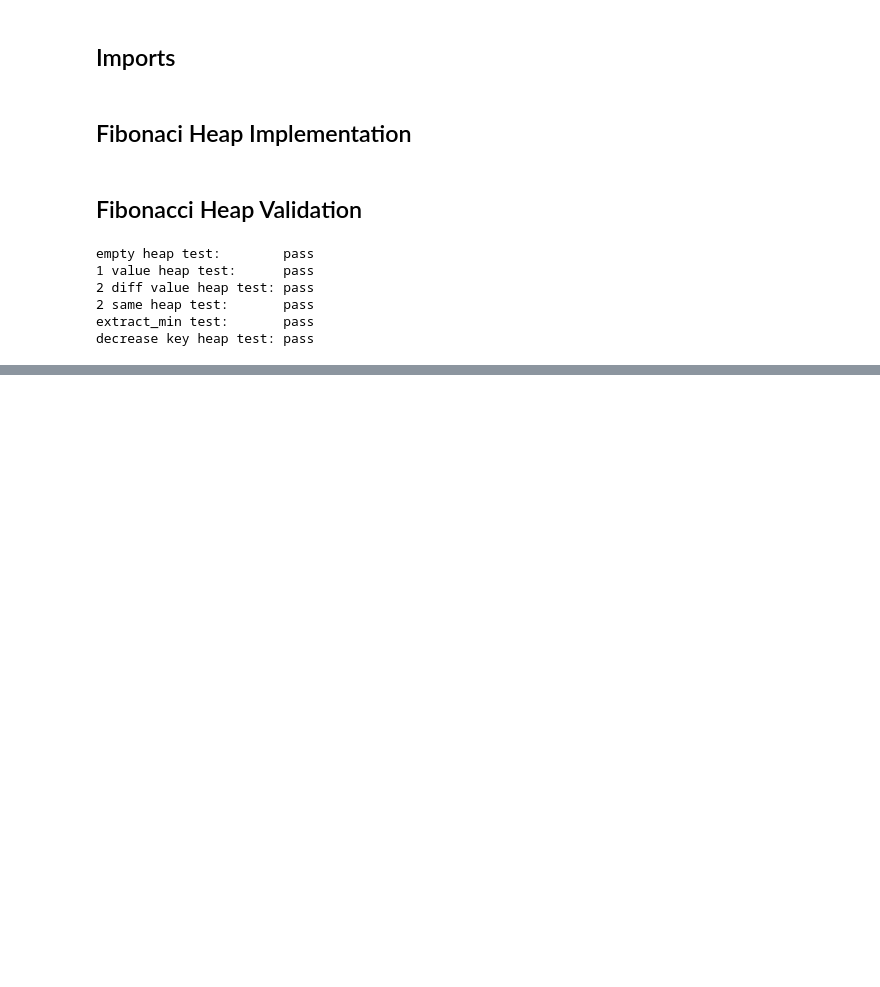
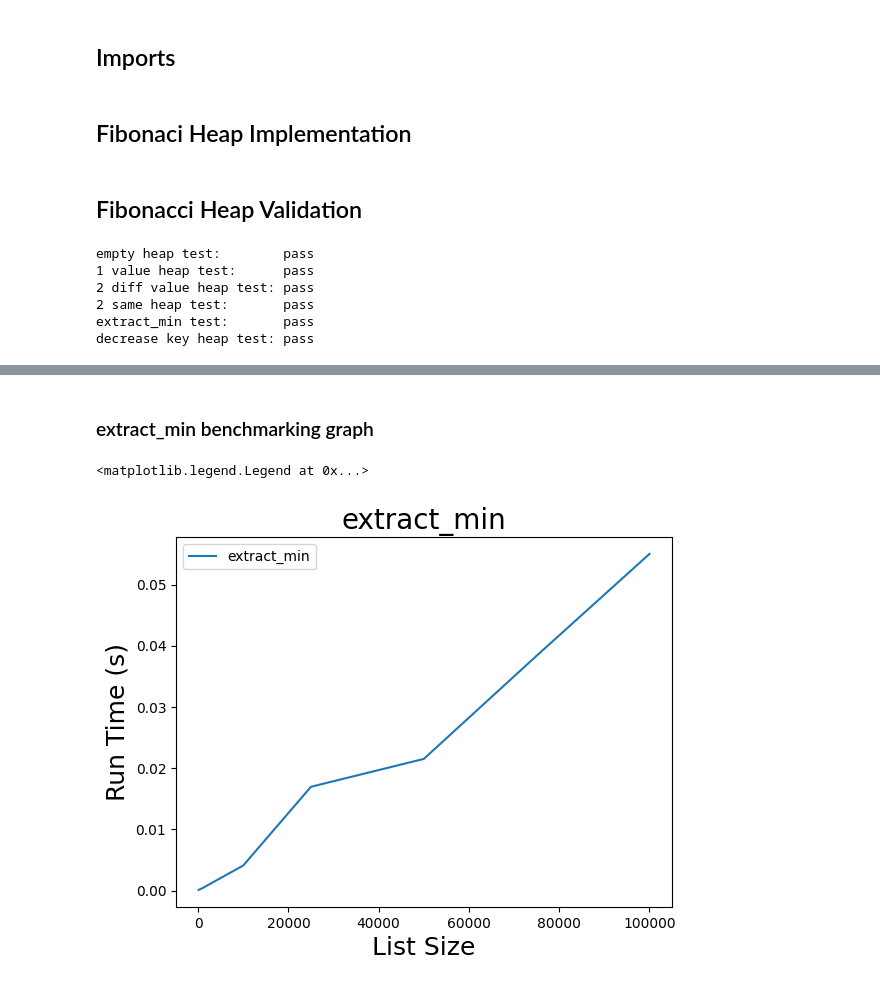
Before and after one commit to littond/CSC3310-FinalProgram, a Jupyter notebook: final_program.ipynb, the cells around one changed output, grey strips where cells are left out. Cells and saved outputs as stored; diff of their text form; code cells hidden in the pictures; blank space fills up the shorter version.

```diff
--- a/final_program.ipynb
+++ b/final_program.ipynb
@@ -322,0 +391,14 @@ merge | $O(1)$
+# %%
+def extract_min_benchmark(heap_to_insert):
+    start_time = time.perf_counter()
+    heap_to_insert.extract_min().key
+    return (time.perf_counter() - start_time)
+# %%
+extract_min_benchmarks = list()
+extract_min_benchmarks.append(extract_min_benchmark(insert_100))
+extract_min_benchmarks.append(extract_min_benchmark(insert_1000))
+extract_min_benchmarks.append(extract_min_benchmark(insert_10000))
+extract_min_benchmarks.append(extract_min_benchmark(insert_25000))
+extract_min_benchmarks.append(extract_min_benchmark(insert_50000))
+extract_min_benchmarks.append(extract_min_benchmark(insert_75000))
+extract_min_benchmarks.append(extract_min_benchmark(insert_100000))
@@ -322,0 +447,11 @@ merge | $O(1)$
+# %% [markdown]
+### extract_min benchmarking graph
+# %%
+plt.plot(list_sizes, extract_min_benchmarks, label = "extract_min")
+plt.xlabel("List Size", fontsize = 18)
+plt.ylabel("Run Time (s)", fontsize = 18)
+plt.title("extract_min", fontsize = 20)
+plt.legend()
+# %% [output]
+<matplotlib.legend.Legend at 0x...>
+[figure, added]
```
Also changed, not shown: parts of 20 cells of this notebook.
